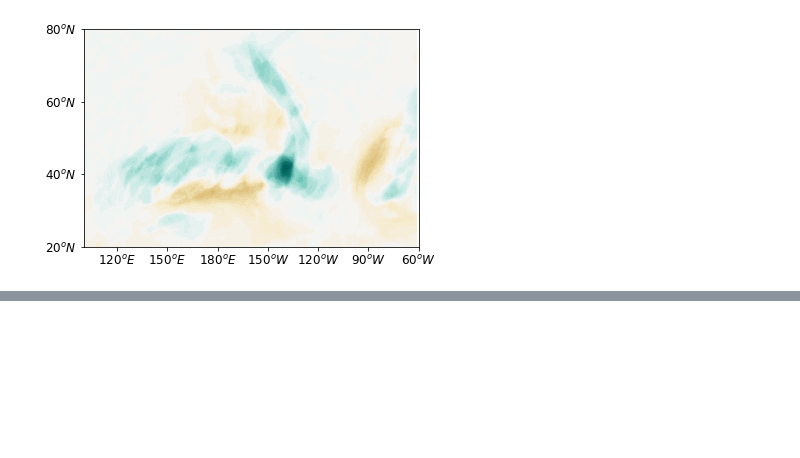
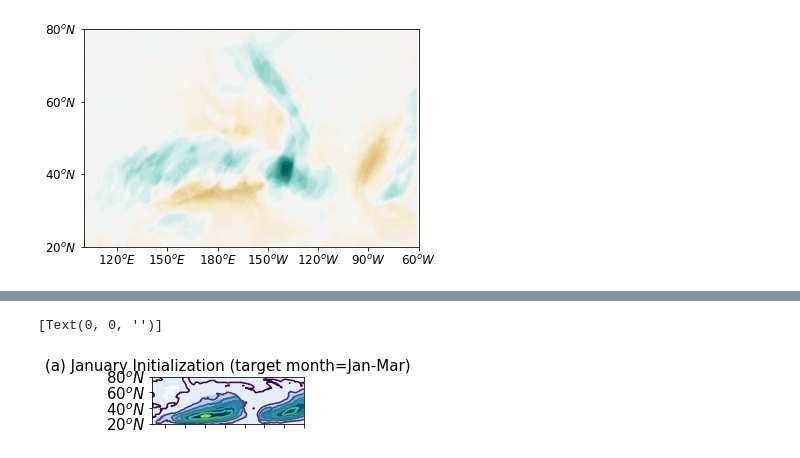
Before and after one commit to kuiper2000/kuiper2000.github.io, a Jupyter notebook: publication/AR_seasonal_prediction/PNAS_data.ipynb, the cells around one changed output, grey strips where cells are left out. Cells and saved outputs as stored; diff of their text form; code cells hidden in the pictures; blank space fills up the shorter version.

Commit message:
Initial commit

```diff
--- a/publication/AR_seasonal_prediction/PNAS_data.ipynb
+++ b/publication/AR_seasonal_prediction/PNAS_data.ipynb
@@ -174,0 +192,40 @@ plt.xticks([120,150,180,210,240,270,300], ['$120^oE$', '$150^oE$', '$180^oE$', '
+# %%
+# load file for FIG1
+url             ='https://github.com/kuiper2000/kuiper2000.github.io/raw/master/publication/AR_seasonal_prediction/FIG1.npz'
+filename        = wget.download(url)
+data            = np.load('/content/FIG1.npz')
+obs_clim        = data['obs_clim']
+Jan_clim        = data['Jan_clim']
+Apr_clim        = data['Apr_clim']
+Jul_clim        = data['Jul_clim']
+Oct_clim        = data['Oct_clim']
+xx              = data['xx']
+yy              = data['yy']
+
+
+# for map plotting
+url             ='https://github.com/kuiper2000/kuiper2000.github.io/raw/master/publication/AR_seasonal_prediction/FIG1.npz'
+filename        = wget.download(url)
+f               = open("/content/gdrive/My Drive/2019_research/Tensor_flow_turtorial/lat.bin", "r")
+costal_lat      = np.fromfile(f, np.float32)
+
+url             ='https://github.com/kuiper2000/kuiper2000.github.io/raw/master/publication/AR_seasonal_prediction/FIG1.npz'
+filename        = wget.download(url)
+f               = open("/content/gdrive/My Drive/2019_research/Tensor_flow_turtorial/lon.bin", "r")
+costal_lon      = np.fromfile(f, np.float32)
+
+
+fig=plt.figure()
+clevs=np.arange(0,0.24,0.04)
+ax=plt.subplot(4,2,1)
+plt.contourf(xx,yy,Jan_clim,clevs,cmap='Blues',extend='both')
+plt.contour(xx,yy,obs_clim,[0,0.04,0.08,0.12,0.16,0.2,0.24,0.28])
+plt.xlim(100,330)
+plt.xticks([120,150,180,210,240,270,300,330], ['$120^oE$', '$150^oE$', '$180^oE$', '$150^oW$', '$120^oW$','$90^oW$','$60^oW$','$30^oW$'],fontsize=15)
+plt.ylim(20,80)
+plt.yticks([20,40,60,80], ['$20^oN$', '$40^oN$', '$60^oN$', '$80^oN$'],fontsize=15)
+plt.title('(a) January Initialization (target month=Jan-Mar)',fontsize=15)
+ax.set_xticklabels([''],fontsize=15)
+# %% [output]
+[Text(0, 0, '')]
+[figure, added]
```
Also changed, not shown: parts of 2 cells of this notebook, 2 other files.
